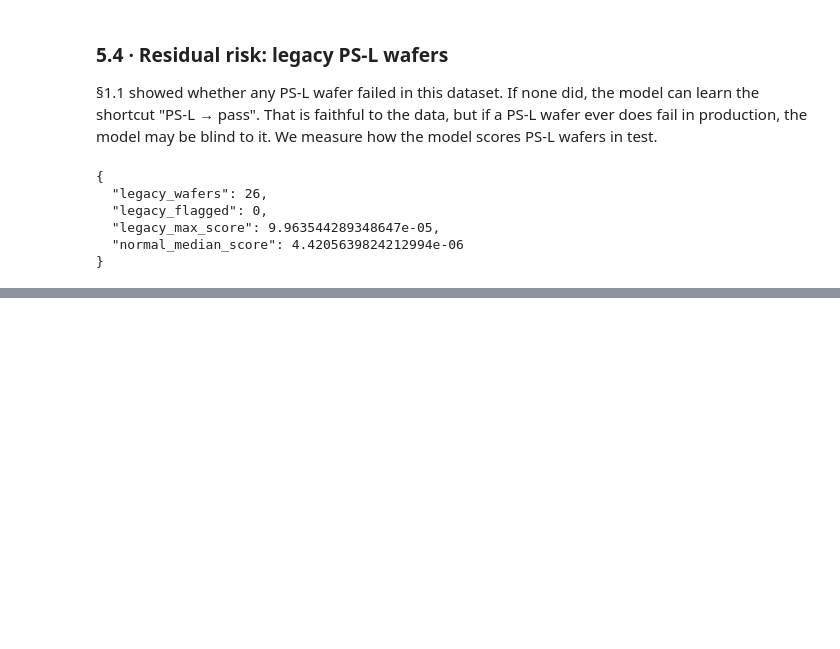
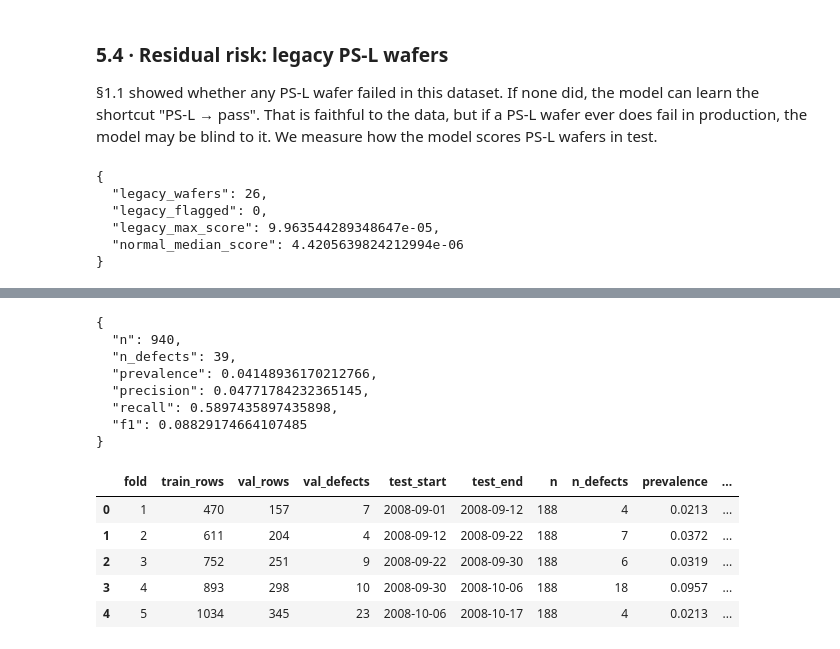
Before and after one commit to PROSTLE/Wafer-Guard, a Jupyter notebook: wafer_guard_fixed.ipynb, the cells around one changed output, grey strips where cells are left out. Saved outputs shown, nothing was run; the diff lists cells and outputs as text; code cells hidden in the pictures; blank space fills up the shorter version.

Commit message:
Add walk-forward evaluation

```diff
--- a/wafer_guard_fixed.ipynb
+++ b/wafer_guard_fixed.ipynb
@@ -1057,0 +1064,47 @@ print(json.dumps(RESULTS["legacy_in_test"], indent=2))
+# %%
+def walk_forward_splits(n_folds=5, start=0.40):
+    step = (1 - start) / n_folds
+    for k in range(n_folds):
+        hist_end = causal_cut(TS, start + k * step)
+        test_end = len(TS) if k == n_folds - 1 else causal_cut(TS, start + (k + 1) * step)
+        fit_end = causal_cut(TS, (start + k * step) * 0.75)
+        yield np.arange(0, fit_end), np.arange(fit_end, hist_end), np.arange(hist_end, test_end)
+
+
+wf_rows, pooled_y, pooled_pred = [], [], []
+for k, (tr, va, te) in enumerate(walk_forward_splits(), start=1):
+    res = run_experiment(Config(), seed=SEED, split=(tr, va, te), keep=True)
+    o = res.pop("_objects")
+    pooled_y.append(o["y_te"]); pooled_pred.append((o["p_te"] >= res["threshold"]).astype(int))
+    wf_rows.append(dict(fold=k, train_rows=len(tr), val_rows=len(va), val_defects=int(y_all[va].sum()),
+                        test_start=str(df["timestamp"].iloc[te[0]].date()),
+                        test_end=str(df["timestamp"].iloc[te[-1]].date()),
+                        **{m: res[m] for m in ["n", "n_defects", "prevalence", "threshold",
+                                               "precision", "recall", "f1", "ap", "roc_auc"]}))
+wf = pd.DataFrame(wf_rows)
+py, pp = np.concatenate(pooled_y), np.concatenate(pooled_pred)
+RESULTS["walk_forward"] = dict(
+    folds=wf.to_dict(orient="records"),
+    pooled=dict(n=int(len(py)), n_defects=int(py.sum()), prevalence=float(py.mean()),
+                precision=float(precision_score(py, pp, zero_division=0)),
+                recall=float(recall_score(py, pp, zero_division=0)),
+                f1=float(f1_score(py, pp, zero_division=0))),
+    mean_fold_ap=float(wf["ap"].mean()),
+)
+print(json.dumps(RESULTS["walk_forward"]["pooled"], indent=2))
+wf.round(4)
+# %% [output]
+{
+  "n": 940,
+  "n_defects": 39,
+  "prevalence": 0.04148936170212766,
+  "precision": 0.04771784232365145,
+  "recall": 0.5897435897435898,
+  "f1": 0.08829174664107485
+}
+|  | fold | train_rows | val_rows | val_defects | test_start | test_end | n | n_defects | prevalence | ... |
+| 0 | 1 | 470 | 157 | 7 | 2008-09-01 | 2008-09-12 | 188 | 4 | 0.0213 | ... |
+| 1 | 2 | 611 | 204 | 4 | 2008-09-12 | 2008-09-22 | 188 | 7 | 0.0372 | ... |
+| 2 | 3 | 752 | 251 | 9 | 2008-09-22 | 2008-09-30 | 188 | 6 | 0.0319 | ... |
+| 3 | 4 | 893 | 298 | 10 | 2008-09-30 | 2008-10-06 | 188 | 18 | 0.0957 | ... |
+| 4 | 5 | 1034 | 345 | 23 | 2008-10-06 | 2008-10-17 | 188 | 4 | 0.0213 | ... |
```
Also changed, not shown: parts of 1 cell of this notebook.
